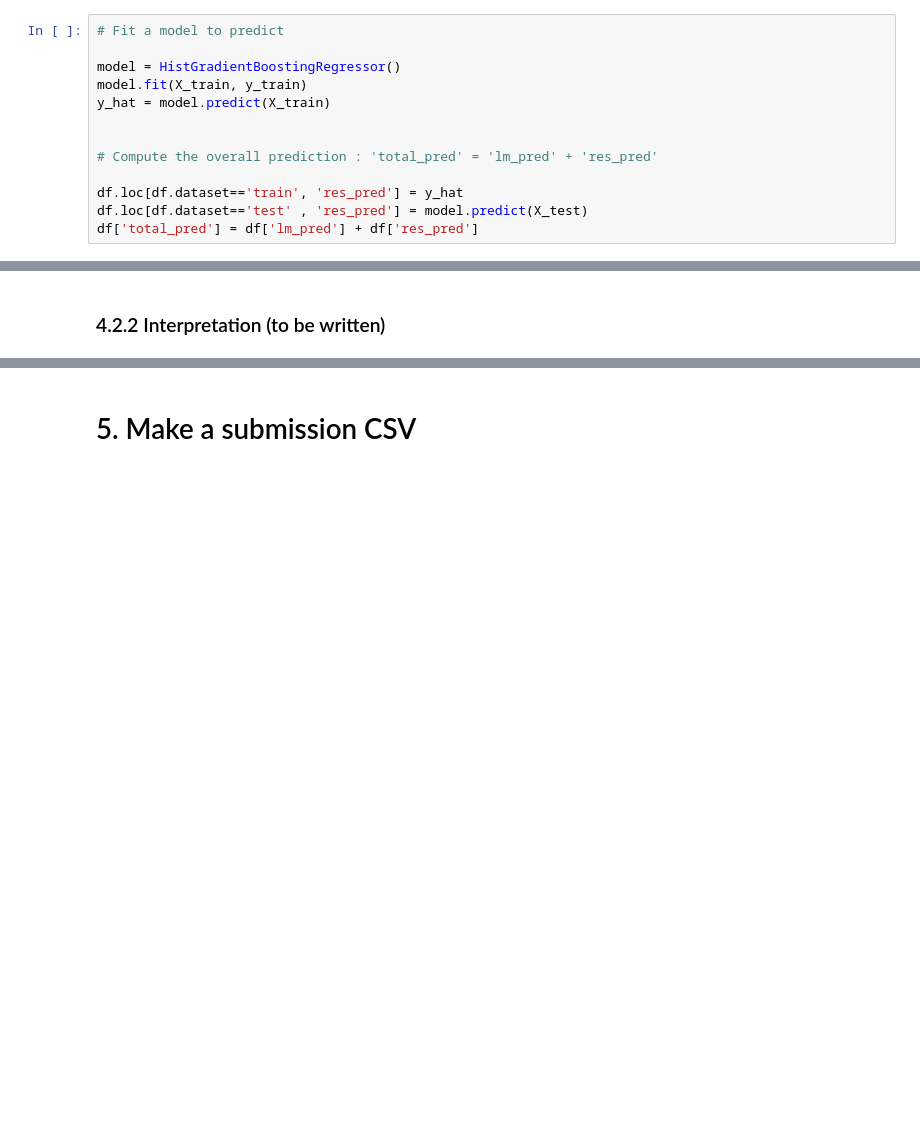
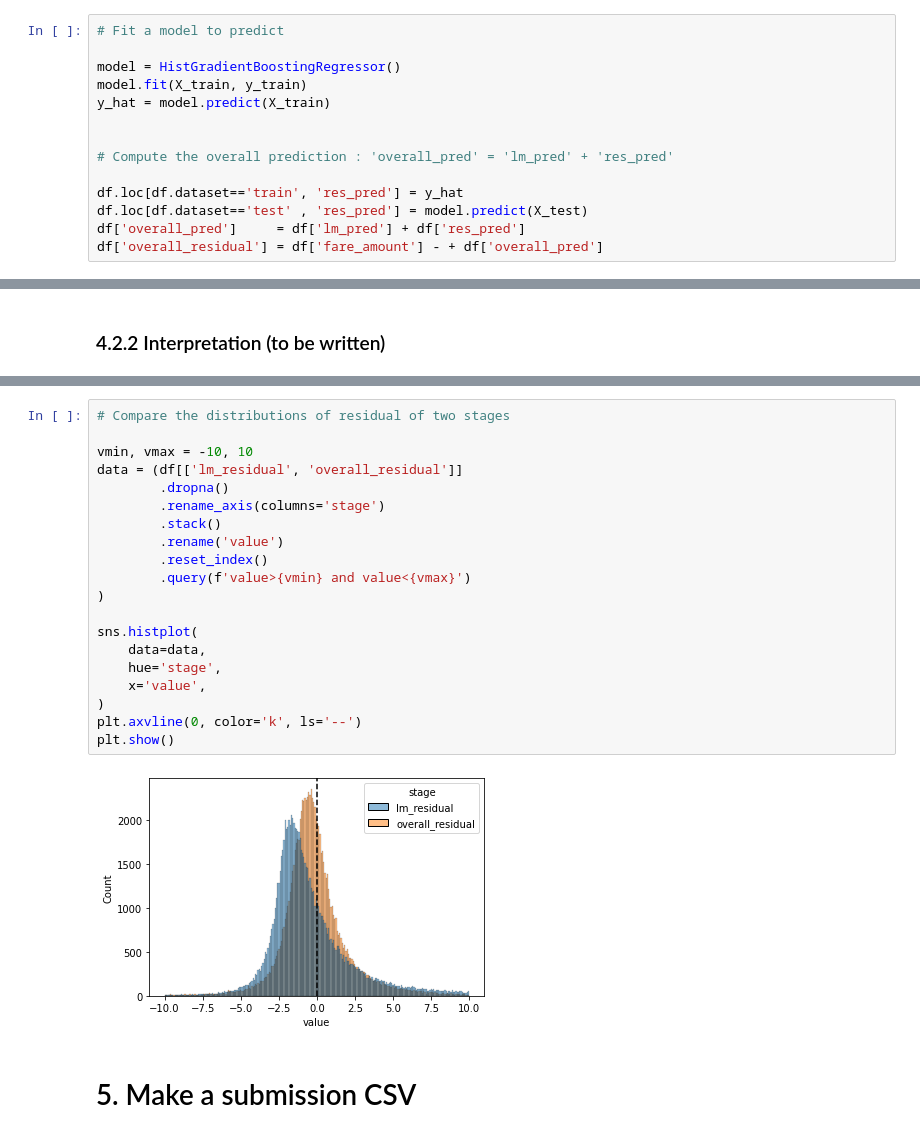
Before and after one commit to cfong32/data6100-final-proj, a Jupyter notebook: data6100_final_proj.ipynb, the cells around one changed output, grey strips where cells are left out. Drawn from its saved outputs; the diff is of its cells as text; blank space fills up the shorter version.

Commit message:
Added a plot to compare two residuals

```diff
--- a/data6100_final_proj.ipynb
+++ b/data6100_final_proj.ipynb
@@ -487,11 +487,12 @@ model.fit(X_train, y_train)
 y_hat = model.predict(X_train)
 
 
-# Compute the overall prediction : 'total_pred' = 'lm_pred' + 'res_pred'
+# Compute the overall prediction : 'overall_pred' = 'lm_pred' + 'res_pred'
 
 df.loc[df.dataset=='train', 'res_pred'] = y_hat
 df.loc[df.dataset=='test' , 'res_pred'] = model.predict(X_test)
-df['total_pred'] = df['lm_pred'] + df['res_pred']
+df['overall_pred']     = df['lm_pred'] + df['res_pred']
+df['overall_residual'] = df['fare_amount'] - + df['overall_pred']
 # %%
 # Evalulate the overall RMSE on the training set
 
@@ -508,3 +517,25 @@ Overall RMSE: 3.9179225837272194
+# %%
+# Compare the distributions of residual of two stages
+
+vmin, vmax = -10, 10
+data = (df[['lm_residual', 'overall_residual']]
+        .dropna()
+        .rename_axis(columns='stage')
+        .stack()
+        .rename('value')
+        .reset_index()
+        .query(f'value>{vmin} and value<{vmax}')
+)
+
+sns.histplot(
+    data=data,
+    hue='stage',
+    x='value',
+)
+plt.axvline(0, color='k', ls='--')
+plt.show()
+# %% [output]
+[figure, added]
 # %% [markdown]
 # <span>5</span>. Make a submission CSV
 # %% [markdown]
```
Also changed, not shown: parts of 6 cells of this notebook.
